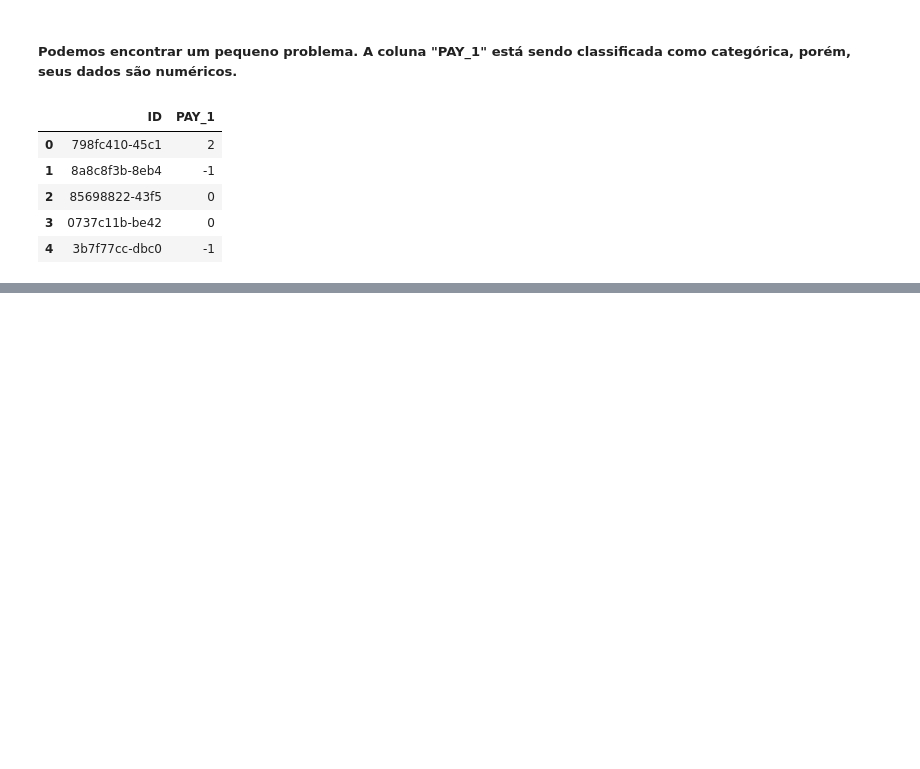
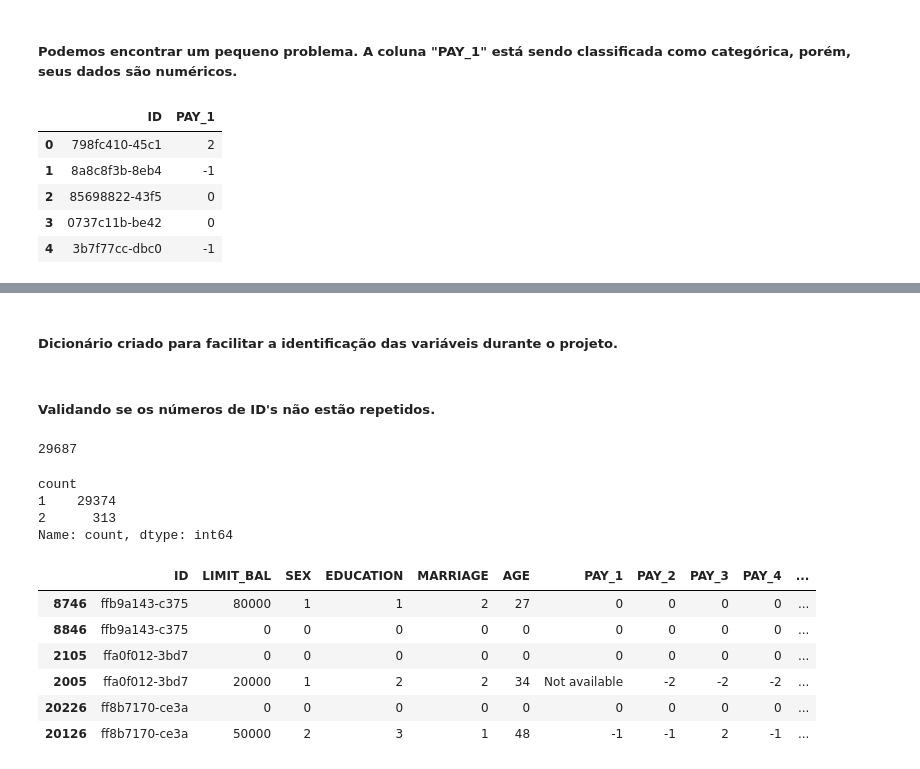
Before and after one commit to danzpy/book-data-science-projects-with-python, a Jupyter notebook: predicao-bons-pagadores.ipynb, the cells around one changed output, grey strips where cells are left out. Saved outputs shown, nothing was run; the diff lists cells and outputs as text; code cells hidden in the pictures; blank space fills up the shorter version.

Commit message:
Continuação do projeto

```diff
--- a/predicao-bons-pagadores.ipynb
+++ b/predicao-bons-pagadores.ipynb
@@ -92,0 +70,2 @@ df.query('PAY_1 == ""')
+# %% [markdown]
+##### Dicionário criado para facilitar a identificação das variáveis durante o projeto.
@@ -92,0 +98,25 @@ df.query('PAY_1 == ""')
+# %% [markdown]
+##### Validando se os números de ID's não estão repetidos.
+# %%
+df["ID"].nunique()
+# %% [output]
+29687
+# %%
+df["ID"].value_counts().value_counts()
+# %% [output]
+count
+1    29374
+2      313
+Name: count, dtype: int64
+# %%
+duplicados = df[df.duplicated('ID', keep=False)].sort_values(by='ID', ascending=False)
+
+duplicados.head(6)
+# %% [output]
+|  | ID | LIMIT_BAL | SEX | EDUCATION | MARRIAGE | AGE | PAY_1 | PAY_2 | PAY_3 | PAY_4 | ... |
+| 8746 | ffb9a143-c375 | 80000 | 1 | 1 | 2 | 27 | 0 | 0 | 0 | 0 | ... |
+| 8846 | ffb9a143-c375 | 0 | 0 | 0 | 0 | 0 | 0 | 0 | 0 | 0 | ... |
+| 2105 | ffa0f012-3bd7 | 0 | 0 | 0 | 0 | 0 | 0 | 0 | 0 | 0 | ... |
+| 2005 | ffa0f012-3bd7 | 20000 | 1 | 2 | 2 | 34 | Not available | -2 | -2 | -2 | ... |
+| 20226 | ff8b7170-ce3a | 0 | 0 | 0 | 0 | 0 | 0 | 0 | 0 | 0 | ... |
+| 20126 | ff8b7170-ce3a | 50000 | 2 | 3 | 1 | 48 | -1 | -1 | 2 | -1 | ... |
```
Also changed, not shown: parts of 12 cells of this notebook, 2 other files.
